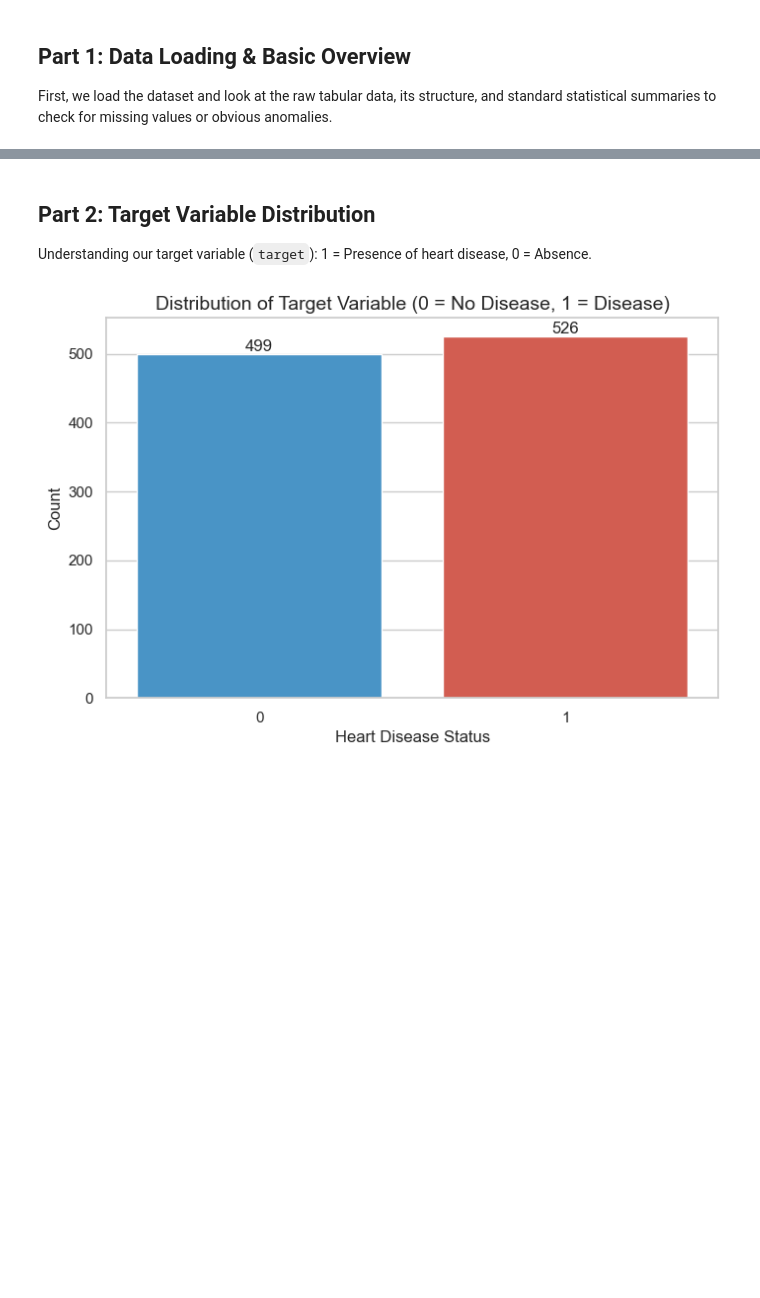
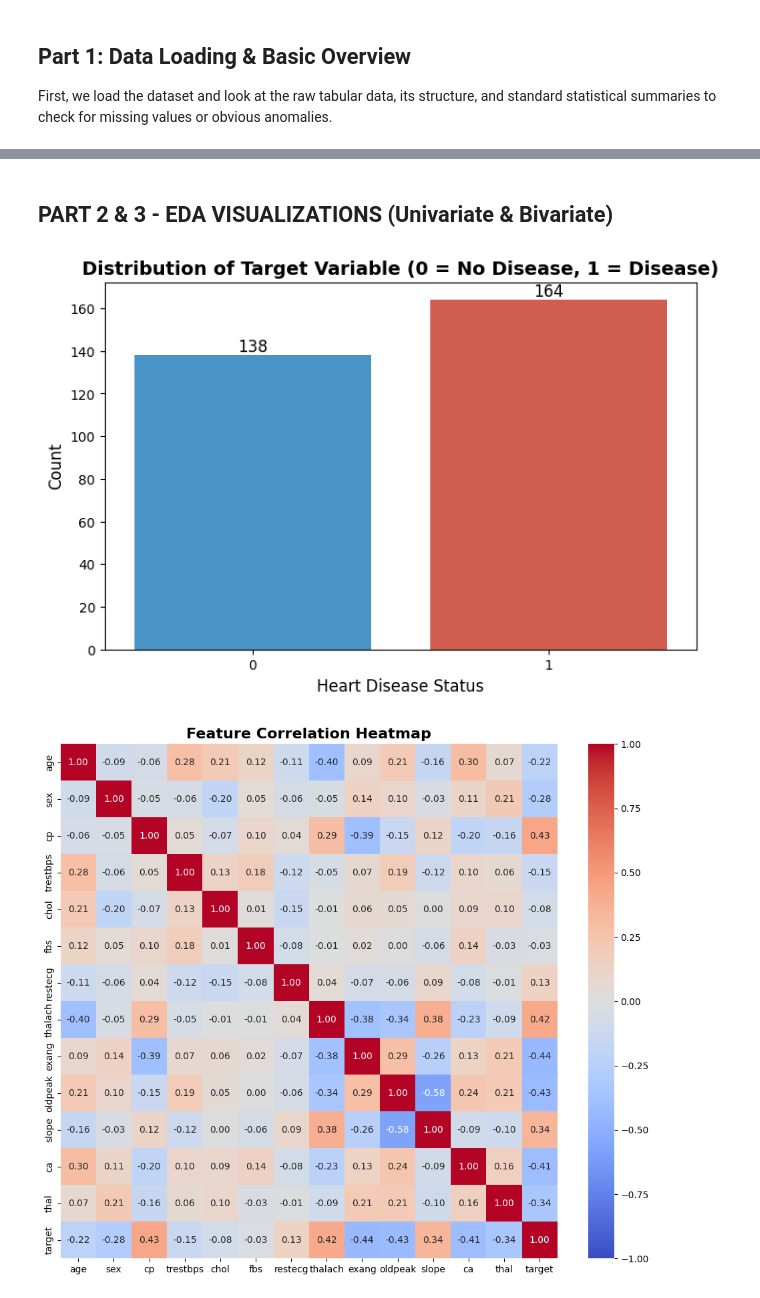
Before and after one commit to AudiJRahardja/Evaluating-Models-against-Data-Degradation, a Jupyter notebook: Code/DataDegradationTest.ipynb, the cells around one changed output, grey strips where cells are left out. Drawn from its saved outputs; the diff is of its cells as text; code cells hidden in the pictures; blank space fills up the shorter version.

Commit message:
Newest update on Code Experiment
Update on the experiment of Data Degraded effect on to AI models

```diff
--- a/Code/DataDegradationTest.ipynb
+++ b/Code/DataDegradationTest.ipynb
@@ -6,9 +5,11 @@ import pandas as pd
 import numpy as np
 import matplotlib.pyplot as plt
 import seaborn as sns
-from IPython.display import display
-sns.set_theme(style="whitegrid", palette="muted")
+from sklearn.model_selection import train_test_split
+from sklearn.preprocessing import StandardScaler
+from sklearn.metrics import accuracy_score
+from sklearn.ensemble import RandomForestClassifier
+from xgboost import XGBClassifier
+from sklearn.svm import SVC
 import warnings
 warnings.filterwarnings('ignore')
-
-print("Libraries imported successfully!")
@@ -18,21 +17,23 @@ Libraries imported successfully!
 ## Part 1: Data Loading & Basic Overview
 First, we load the dataset and look at the raw tabular data, its structure, and standard statistical summaries to check for missing values or obvious anomalies.
 # %%
+# Load dataset
 df = pd.read_csv('heart_disease.csv')
 
-# 1. Display the first 5 rows (Tabular View)
-print("--- First 5 Rows of the Dataset ---")
+# EDA
+initial_shape = df.shape
+df = df.drop_duplicates()
+print(f"Data Cleaning: Dropped duplicates. Shape changed from {initial_shape} to {df.shape}\n")
+
+print("--- First 5 Rows of the Pristine Dataset ---")
 display(df.head())
 
-# 2. Dataset Info (Datatypes and Non-Null Counts)
 print("\n--- Dataset Information ---")
 df.info()
 
-# 3. Summary Statistics for Numerical Features (Tabular View)
 print("\n--- Summary Statistics ---")
 display(df.describe().T)
 
-# Check for missing values
 print("\n--- Missing Values Count ---")
 print(df.isnull().sum())
 # %% [output]
@@ -92,22 +95,26 @@ thal        0
 target      0
 dtype: int64
 # %% [markdown]
-## Part 2: Target Variable Distribution
-Understanding our target variable (`target`): 1 = Presence of heart disease, 0 = Absence.
+## PART 2 & 3 - EDA VISUALIZATIONS (Univariate & Bivariate)
 # %%
 plt.figure(figsize=(8, 5))
 ax = sns.countplot(data=df, x='target', palette=['#3498db', '#e74c3c'])
-
-plt.title('Distribution of Target Variable (0 = No Disease, 1 = Disease)', fontsize=14)
+plt.title('Distribution of Target Variable (0 = No Disease, 1 = Disease)', fontsize=14, fontweight='bold')
 plt.xlabel('Heart Disease Status', fontsize=12)
 plt.ylabel('Count', fontsize=12)
 
 # Add count labels on top of bars
 for p in ax.patches:
     ax.annotate(f'{int(p.get_height())}', (p.get_x() + p.get_width() / 2., p.get_height()),
                 ha='center', va='bottom', fontsize=12)
+plt.show()
 
+# Feature Correlation Heatmap (Crucial for baseline understanding)
+plt.figure(figsize=(12, 10))
+sns.heatmap(df.corr(), annot=True, fmt='.2f', cmap='coolwarm', vmin=-1, vmax=1)
+plt.title('Feature Correlation Heatmap', fontsize=16, fontweight='bold')
 plt.show()
 # %% [output]
-[figure, old version]
+[figure, new version]
+[figure, added]
 # %% [markdown]
```
Also changed, not shown: parts of 13 cells of this notebook, 4 other files.
